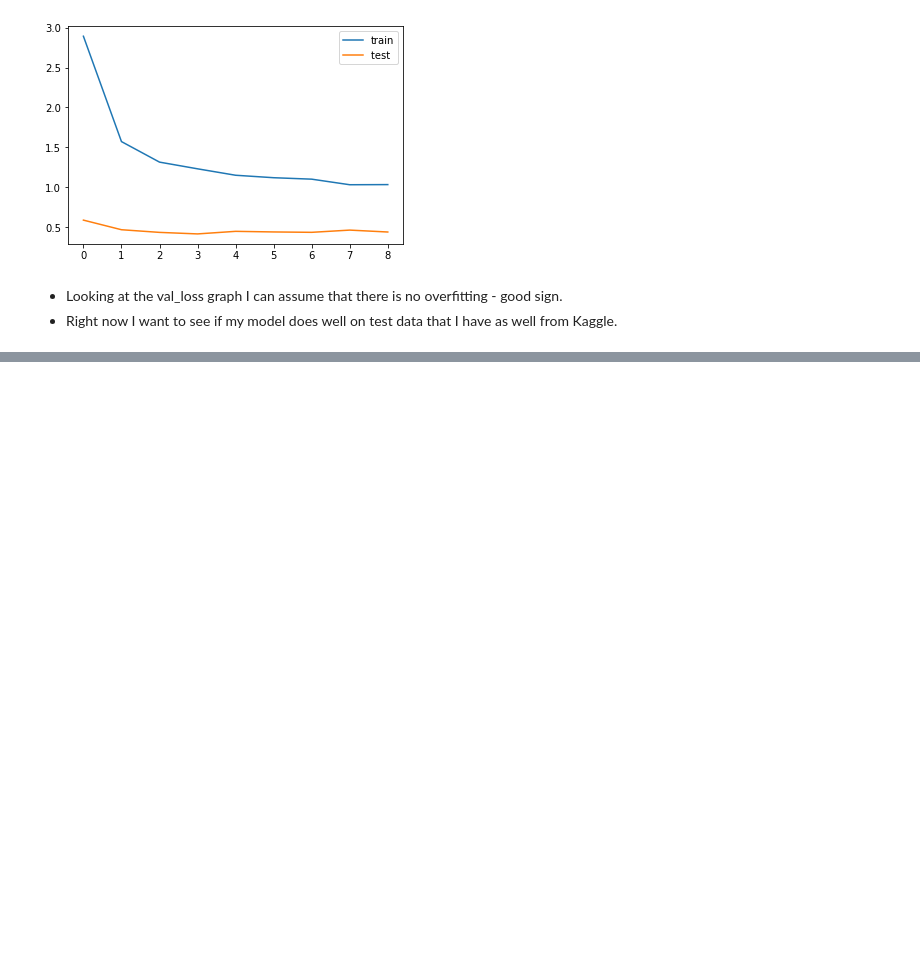
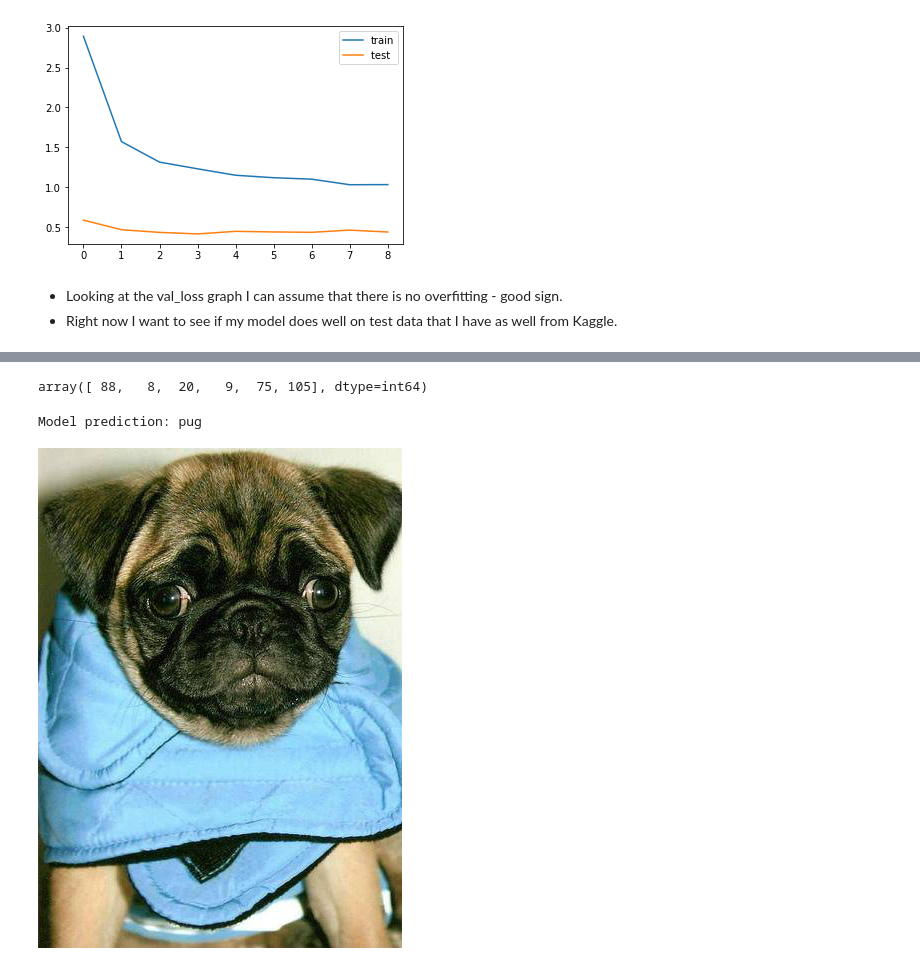
Before and after one commit to jakubtyminski/DS_Projects, a Jupyter notebook: dog_breed_classifier/Jakub Tymiński - Dog Breed - wersja 1.ipynb, the cells around one changed output, grey strips where cells are left out. Saved outputs shown, nothing was run; the diff lists cells and outputs as text; code cells hidden in the pictures; blank space fills up the shorter version.

```diff
--- a/dog_breed_classifier/Jakub Tymiński - Dog Breed - wersja 1.ipynb
+++ b/dog_breed_classifier/Jakub Tymiński - Dog Breed - wersja 1.ipynb
@@ -285,0 +298,5 @@ prediction.to_csv('prediction_inception.csv')
+# %%
+y_classes = prediction.argmax(axis=-1)
+y_classes
+# %% [output]
+array([ 88,   8,  20,   9,  75, 105], dtype=int64)
@@ -285,0 +305,6 @@ prediction.to_csv('prediction_inception.csv')
+# %%
+print(f'Model prediction: {breed_list[y_classes[0]]}')
+Image.open(r'C:\Users\Jakub\Desktop\Projekt Dog Breed\dog-breed-identification\pumba\aaa\4.jpg')
+# %% [output]
+Model prediction: pug
+[figure, added]
```
Also changed, not shown: parts of 14 cells of this notebook, 2 other files.
